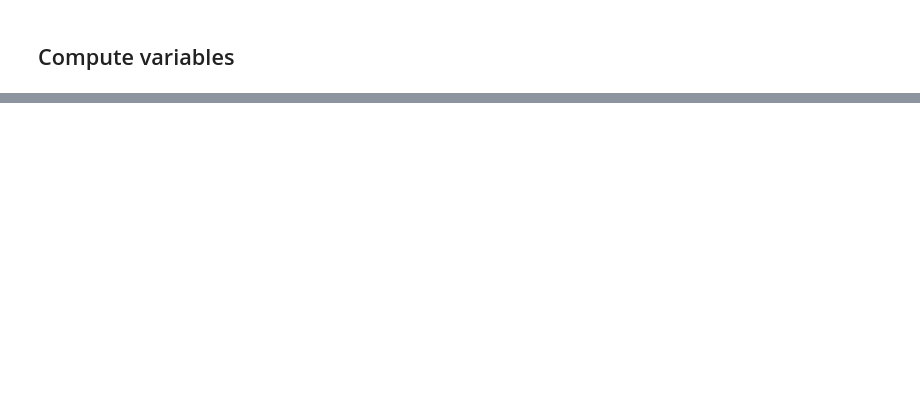
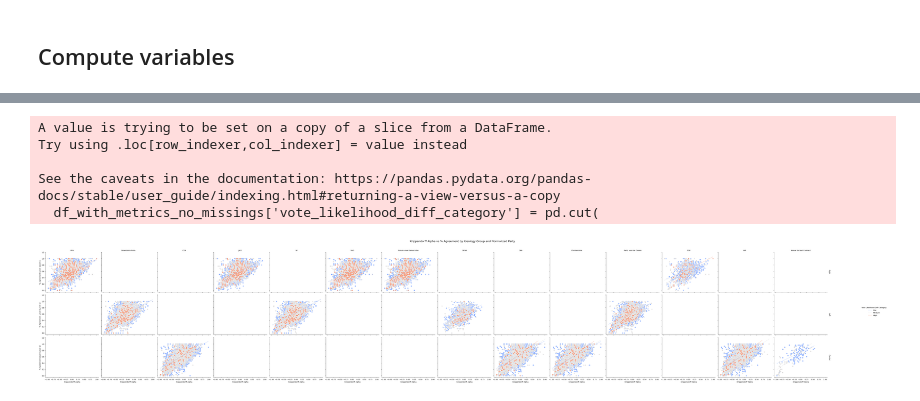
Before and after one commit to annekroon/AnnotationBias, a Jupyter notebook: 02_analyse_full_experiment.ipynb, the cells around one changed output, grey strips where cells are left out. Cells and saved outputs as stored; diff of their text form; code cells hidden in the pictures; blank space fills up the shorter version.

```diff
--- a/02_analyse_full_experiment.ipynb
+++ b/02_analyse_full_experiment.ipynb
@@ -411,0 +1338,3 @@ df_clean['dsc'].hist()
+# %%
+df_with_metrics['uid_1'] = df_with_metrics['uid_1'].astype('category')
+df_with_metrics['tweet_id'] = df_with_metrics['tweet_id'].astype('category')
@@ -411,0 +1345,2 @@ df_clean['dsc'].hist()
+# %%
+df_with_metrics['uid_1'] = df_with_metrics['uid_1'].astype(str)  # or int
@@ -411,0 +1353,5 @@ df_clean['dsc'].hist()
+# %%
+# Check for alignment
+print(df_with_metrics.index.equals(df_with_metrics['uid_1'].index))
+df_with_metrics_no_missings = df_with_metrics.dropna(subset=['raw_krippendorff_alpha', 'n_tweets_overlap', 'uid_1'])
+len(df_with_metrics_no_missings ), len(df_with_metrics)
@@ -411,0 +1377,5 @@ df_clean['dsc'].hist()
+# %%
+df_with_metrics_no_missings['group_interaction'] = (
+    df_with_metrics_no_missings['uid_1'].astype(str) + "_" +
+    df_with_metrics_no_missings['tweet_id'].astype(str)
+).astype('category')
@@ -411,0 +1428,59 @@ df_clean['dsc'].hist()
+# %%
+import pandas as pd
+import seaborn as sns
+import matplotlib.pyplot as plt
+
+# Prepare the data (e.g., bin vote likelihood into categories)
+df_with_metrics_no_missings['vote_likelihood_diff_category'] = pd.cut(
+    df_with_metrics_no_missings['vote_likelihood_diff'],
+    bins=[-float('inf'), 1, 3, float('inf')],
+    labels=['Low', 'Medium', 'High']
+)
+
+# Set up the facet grid
+g = sns.FacetGrid(
+    df_with_metrics_no_missings,
+    row='Ideology_Group',
+    col='normalized_party',
+    hue='vote_likelihood_diff_category',
+    height=4,
+    aspect=1.2,
+    margin_titles=True,
+    palette='coolwarm',
+)
+
+# Map scatterplot to the grid
+g.map(
+    sns.scatterplot,
+    'raw_krippendorff_alpha',  # X-axis
+    '%_agreement_level_1',  # Y-axis
+    alpha=0.7,
+    s=50,  # Size of the markers
+)
+
+# Add regression lines
+g.map(
+    sns.regplot,
+    'raw_krippendorff_alpha',
+    '%_agreement_level_1',
+    scatter=False,
+    ci=None,
+    line_kws={'linewidth': 1, 'linestyle': '--'},
+)
+
+# Add titles, labels, and legend
+g.set_axis_labels('Krippendorff Alpha', '% Agreement Level (Level 1)')
+g.set_titles(row_template='{row_name}', col_template='{col_name}')
+g.add_legend(title='Vote Likelihood Diff Category')
+
+# Adjust the layout and show
+plt.subplots_adjust(top=0.9)
+g.fig.suptitle('Krippendorff Alpha vs % Agreement by Ideology Group and Normalized Party', fontsize=16)
+plt.show()
+# %% [output]
+A value is trying to be set on a copy of a slice from a DataFrame.
+Try using .loc[row_indexer,col_indexer] = value instead
+
+See the caveats in the documentation: https://pandas.pydata.org/pandas-docs/stable/user_guide/indexing.html#returning-a-view-versus-a-copy
+  df_with_metrics_no_missings['vote_likelihood_diff_category'] = pd.cut(
+[figure, added]
```
Also changed, not shown: parts of 156 cells of this notebook.
